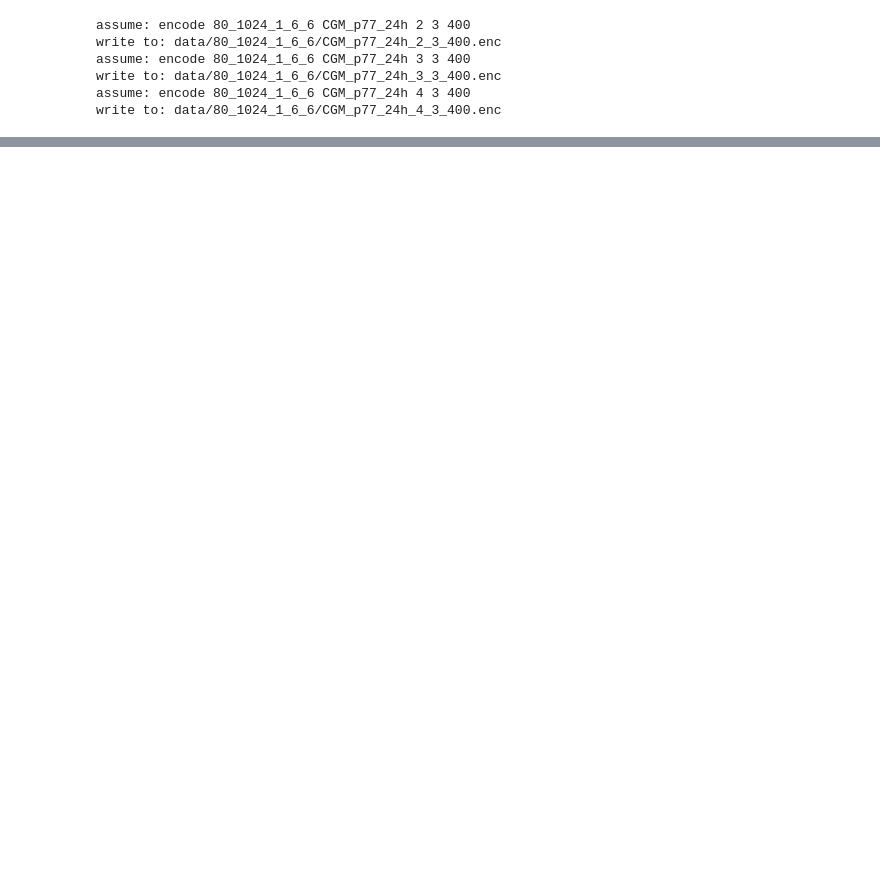
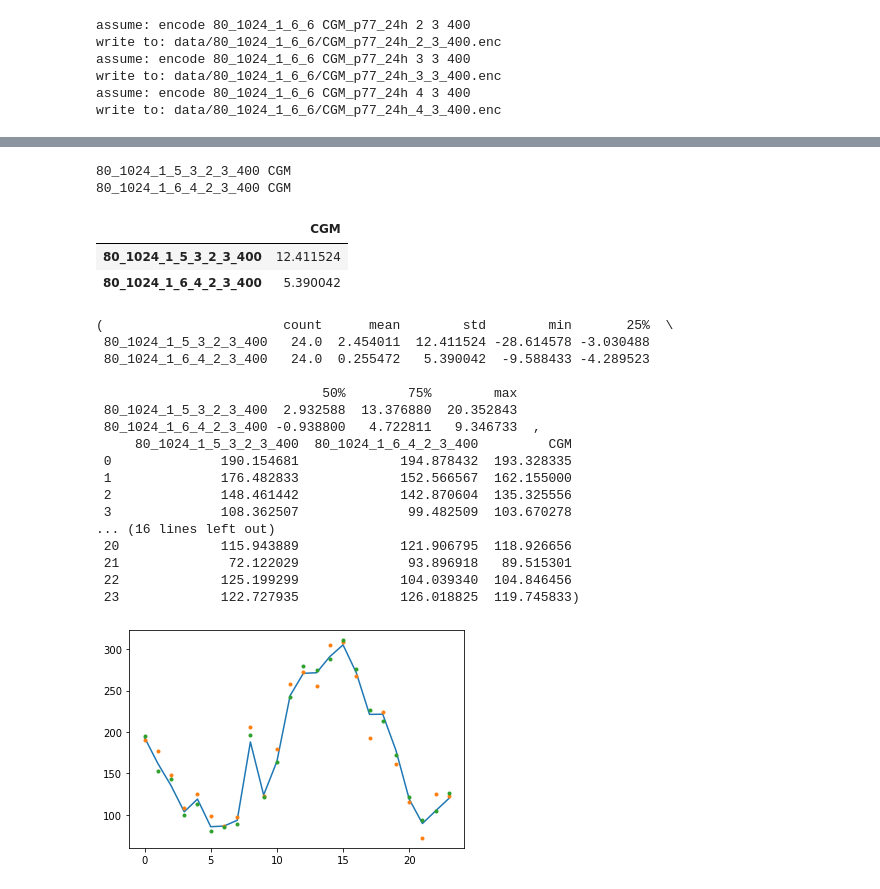
Before and after one commit to rickardbrannvall/teewondee, a Jupyter notebook: ewma_GVI/scripts.ipynb, the cells around one changed output, grey strips where cells are left out. Saved outputs shown, nothing was run; the diff lists cells and outputs as text; code cells hidden in the pictures; blank space fills up the shorter version.

```diff
--- a/ewma_GVI/scripts.ipynb
+++ b/ewma_GVI/scripts.ipynb
@@ -28,0 +219,14 @@ write to: data/80_1024_1_6_6/CGM_p77_24h_4_3_400.enc
+# %%
+dfh = df.groupby(df.index//12).mean()
+# %%
+allfiles = glob("data/*/*.enc")
+for filepath in allfiles:
+    _, keys, filename = filepath.split("/")
+    name, _ = filename.split(".")
+    temp = name.split("_")
+    file = "data/%s/%s_CGM_hourly.enc"%(keys,name)
+    #print(keys, name, len(temp) == 6, os.path.isfile(file))
+    if len(temp) == 6 and not os.path.isfile(file):
+        script = "target/debug/calc_hourly %s %s"%(keys, name)
+        print("", script)
+        #!$script
@@ -28,0 +245,51 @@ write to: data/80_1024_1_6_6/CGM_p77_24h_4_3_400.enc
+# %%
+allfiles = glob("data/*/%s*hourly.csv"%data)
+
+dth = {"CGM": {}, "TIR":{}, "H70":{}, "H54":{}, "GVP":{}}
+
+for filepath in allfiles:
+    _, keys, filename = filepath.split("/")
+    name, _ = filename.split(".")
+    tmp = name.split("_")
+    idx = tmp[-2]
+    tag = keys+"_"+"_".join(tmp[3:6])
+    print(tag, idx)
+    dth[idx][tag] = pd.read_csv(filepath, header=None).values[:,0]
+# %% [output]
+80_1024_1_5_3_2_3_400 CGM
+80_1024_1_6_4_2_3_400 CGM
+# %%
+tmp = pd.concat([
+    (pd.DataFrame(dth[idx], index=dfh.index) - dfh[[idx]].values)
+        .describe().T[["std"]].rename(columns={'std': idx})
+          for idx in ["CGM","TIR","H70"][:1] ])
+tmp
+# %% [output]
+|  | CGM |
+| 80_1024_1_5_3_2_3_400 | 12.411524 |
+| 80_1024_1_6_4_2_3_400 | 5.390042 |
+# %%
+idx = "CGM"
+dsh = pd.DataFrame(dth[idx], index=dfh.index)
+plt.plot(dfh[idx])
+plt.plot(dsh, ".")
+(dsh - dfh[[idx]].values).describe().T, pd.concat([dsh,dfh[idx]], axis =1)
+# %% [output]
+(                       count      mean        std        min       25%  \
+ 80_1024_1_5_3_2_3_400   24.0  2.454011  12.411524 -28.614578 -3.030488
+ 80_1024_1_6_4_2_3_400   24.0  0.255472   5.390042  -9.588433 -4.289523
+
+                             50%        75%        max
+ 80_1024_1_5_3_2_3_400  2.932588  13.376880  20.352843
+ 80_1024_1_6_4_2_3_400 -0.938800   4.722811   9.346733  ,
+     80_1024_1_5_3_2_3_400  80_1024_1_6_4_2_3_400         CGM
+ 0              190.154681             194.878432  193.328335
+ 1              176.482833             152.566567  162.155000
+ 2              148.461442             142.870604  135.325556
+ 3              108.362507              99.482509  103.670278
+... (16 lines left out)
+ 20             115.943889             121.906795  118.926656
+ 21              72.122029              93.896918   89.515301
+ 22             125.199299             104.039340  104.846456
+ 23             122.727935             126.018825  119.745833)
+[figure, added]
```
Also changed, not shown: parts of 14 cells of this notebook, 7 other files.
